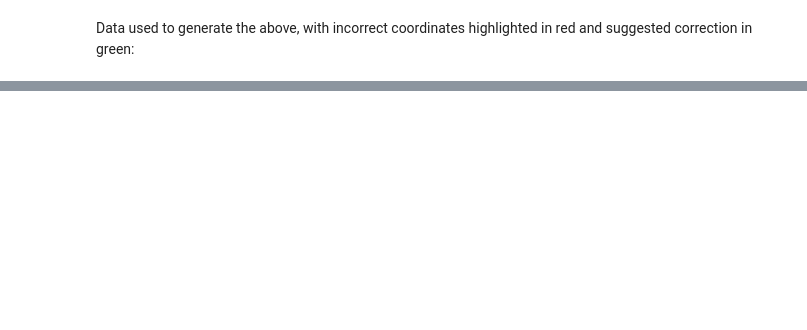
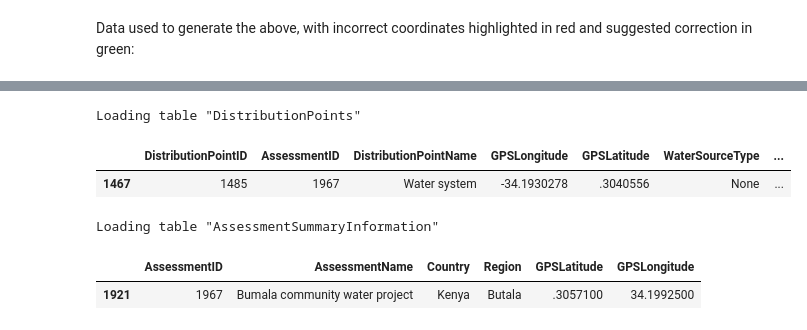
Before and after one commit to eric-czech/portfolio, a Jupyter notebook: demonstrative/python/notebooks/research/wmi/analysis/suggested_edits.ipynb, the cells around one changed output, grey strips where cells are left out. Saved outputs shown, nothing was run; the diff lists cells and outputs as text; code cells hidden in the pictures; blank space fills up the shorter version.

```diff
--- a/demonstrative/python/notebooks/research/wmi/analysis/suggested_edits.ipynb
+++ b/demonstrative/python/notebooks/research/wmi/analysis/suggested_edits.ipynb
@@ -250,0 +275,13 @@ r.style.apply(highlight_coords, axis=1)
+# %%
+data.load_table('DistributionPoints').query("DistributionPointID == '1485'")
+# %% [output]
+Loading table "DistributionPoints"
+|  | DistributionPointID | AssessmentID | DistributionPointName | GPSLongitude | GPSLatitude | WaterSourceType | ... |
+| 1467 | 1485 | 1967 | Water system | -34.1930278 | .3040556 | None | ... |
+# %%
+cols = ['AssessmentID', 'AssessmentName', 'Country', 'Region', 'GPSLatitude', 'GPSLongitude']
+data.load_table('AssessmentSummaryInformation').query("AssessmentID == '1967'")[cols]
+# %% [output]
+Loading table "AssessmentSummaryInformation"
+|  | AssessmentID | AssessmentName | Country | Region | GPSLatitude | GPSLongitude |
+| 1921 | 1967 | Bumala community water project | Kenya | Butala | .3057100 | 34.1992500 |
```
Also changed, not shown: parts of 5 cells of this notebook, 14 other files.
